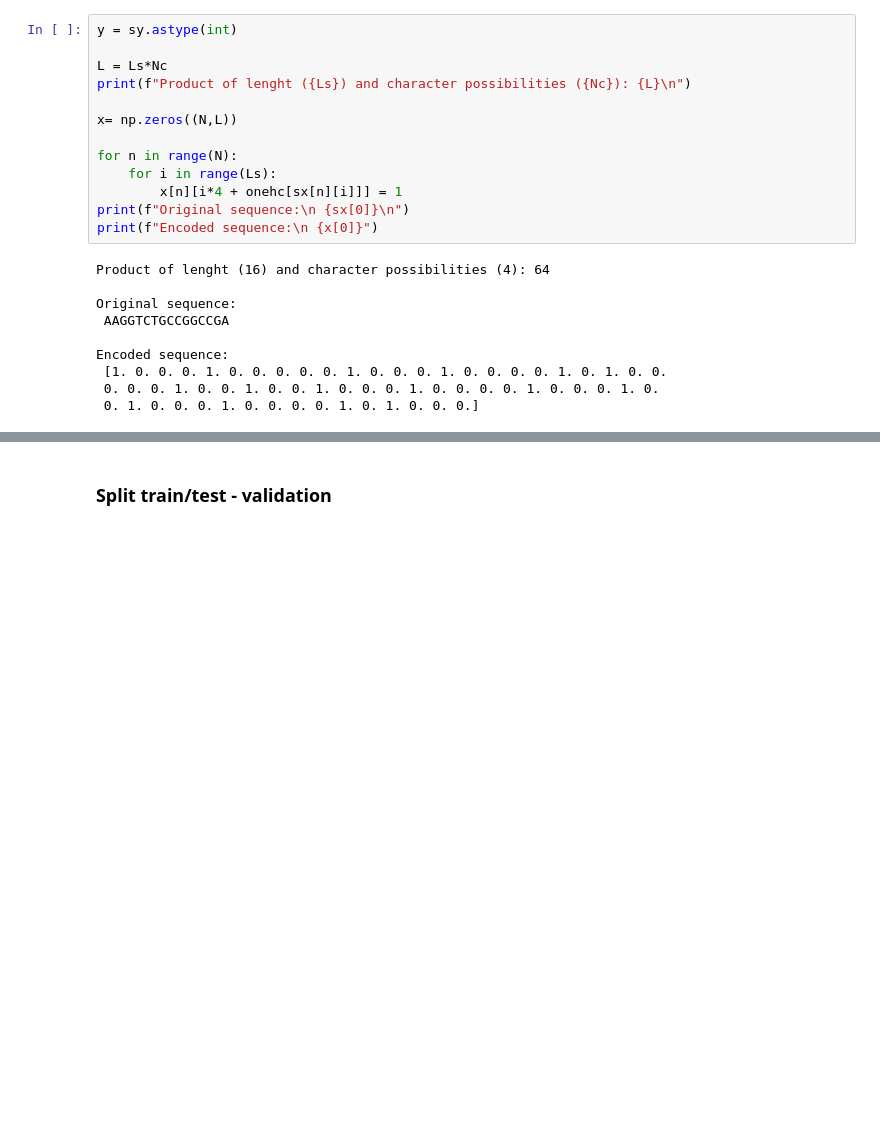
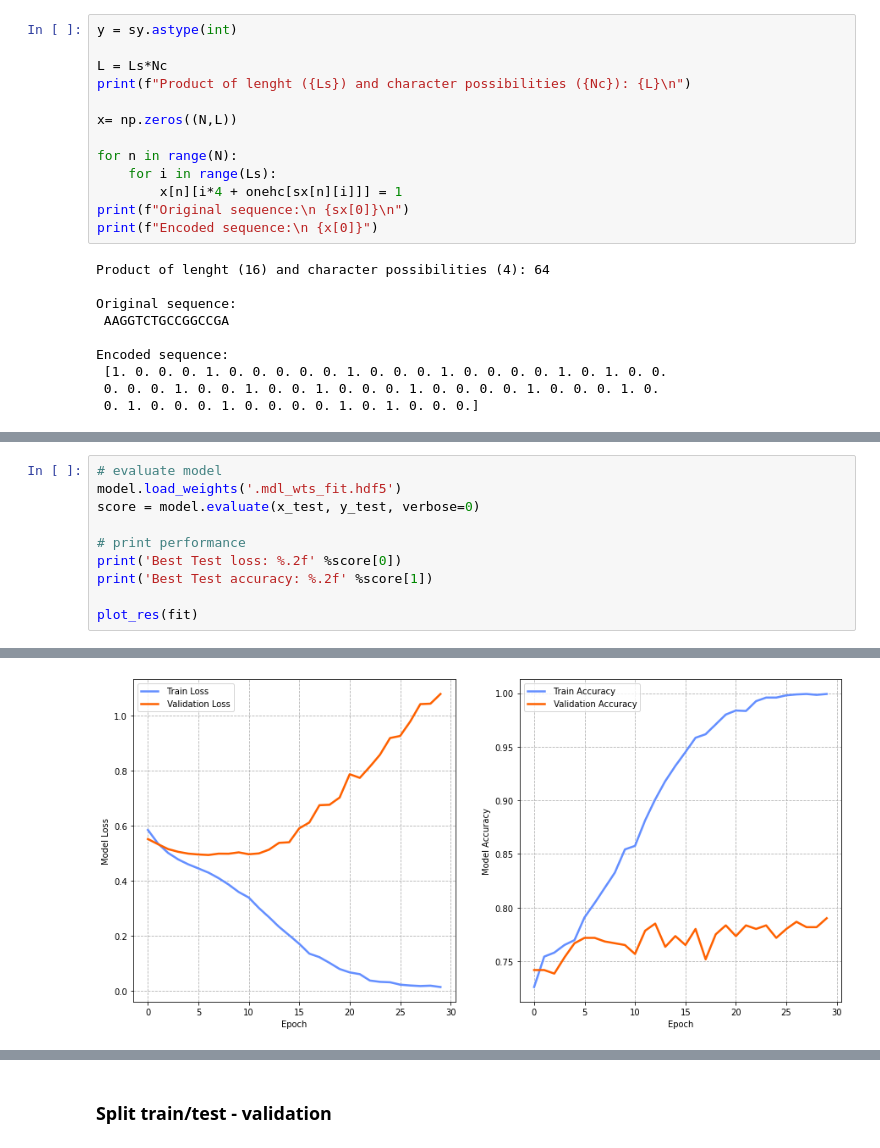
Before and after one commit to LorenzoBuriola/LoCP_moduleB, a Jupyter notebook: Week2/Ex_week02_FPGheArt.ipynb, the cells around one changed output, grey strips where cells are left out. Cells and saved outputs as stored; diff of their text form; blank space fills up the shorter version.

```diff
--- a/Week2/Ex_week02_FPGheArt.ipynb
+++ b/Week2/Ex_week02_FPGheArt.ipynb
@@ -78,0 +170,11 @@ Encoded sequence:
+# %%
+# evaluate model
+model.load_weights('.mdl_wts_fit.hdf5')
+score = model.evaluate(x_test, y_test, verbose=0)
+
+# print performance
+print('Best Test loss: %.2f' %score[0])
+print('Best Test accuracy: %.2f' %score[1])
+
+plot_res(fit)
+# %% [output]
@@ -78,0 +183 @@ Encoded sequence:
+[figure, added]
```
Also changed, not shown: parts of 73 cells of this notebook, 2 other files.
